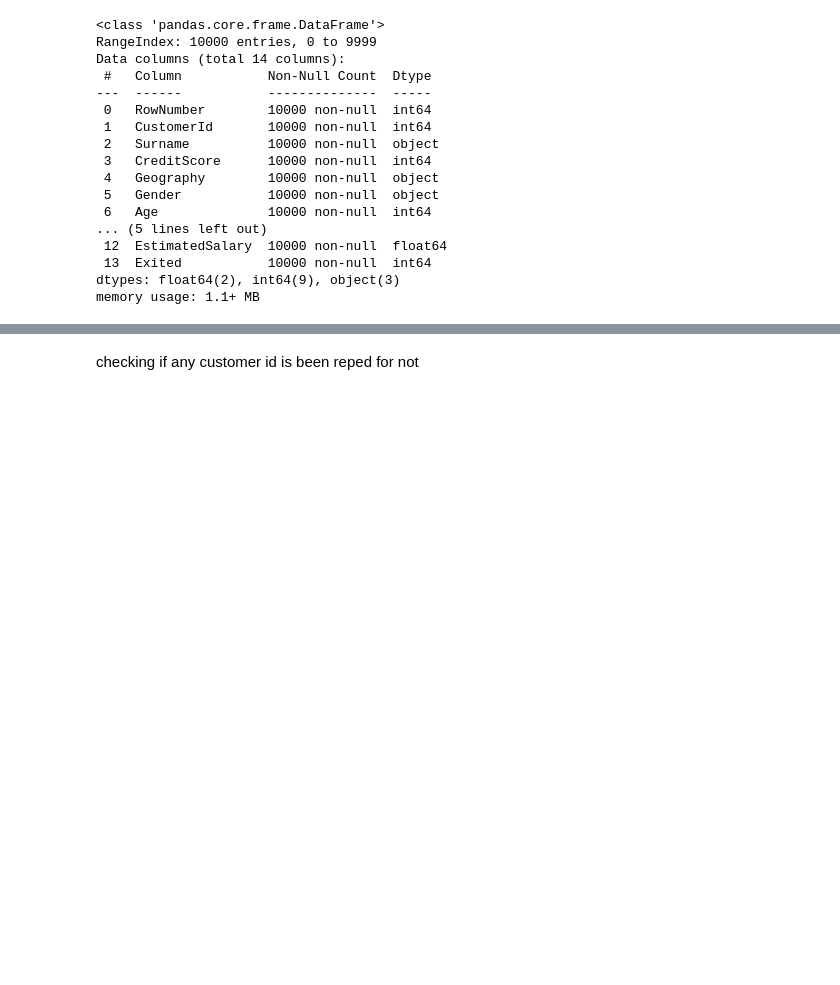
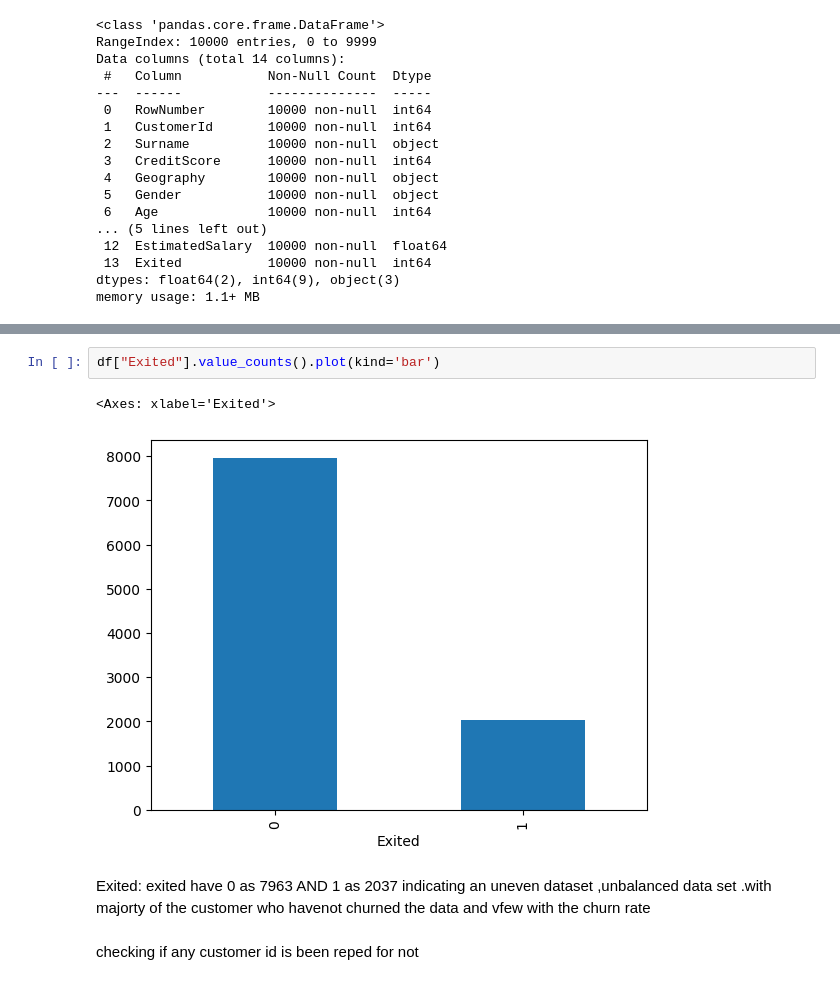
Before and after one commit to karansingh-chauhan/bank-customer-churn-modeling, a Jupyter notebook: notebook/main.ipynb, the cells around one changed output, grey strips where cells are left out. Cells and saved outputs as stored; diff of their text form; blank space fills up the shorter version.

```diff
--- a/notebook/main.ipynb
+++ b/notebook/main.ipynb
@@ -70,3 +87,11 @@ memory usage: 1.1+ MB
+# %%
+df["Exited"].value_counts().plot(kind='bar')
+# %% [output]
+<Axes: xlabel='Exited'>
+[figure, added]
+# %% [markdown]
+Exited:
+exited have 0 as 7963 AND 1 as 2037 indicating an uneven dataset ,unbalanced data set .with majorty of the customer who havenot churned the data and vfew with the churn rate
 # %% [markdown]
 checking if any customer id is been reped for not
 # %%
```
Also changed, not shown: parts of 117 cells of this notebook.
